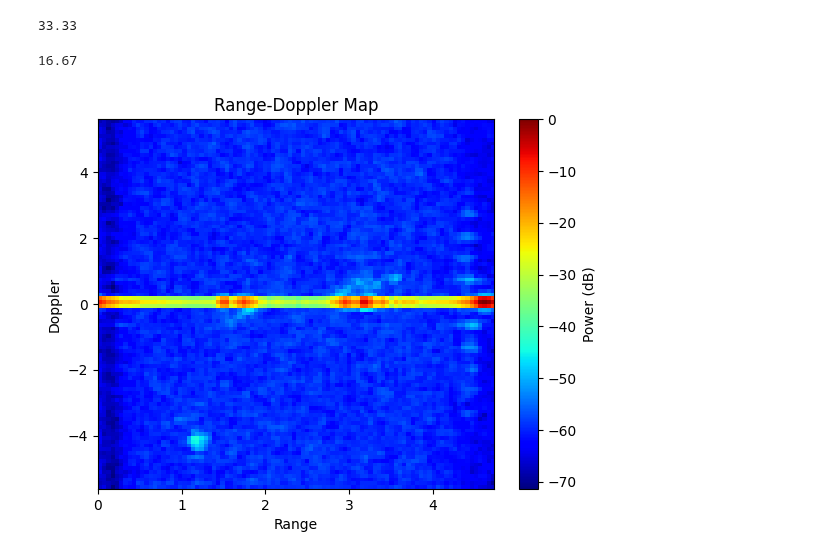
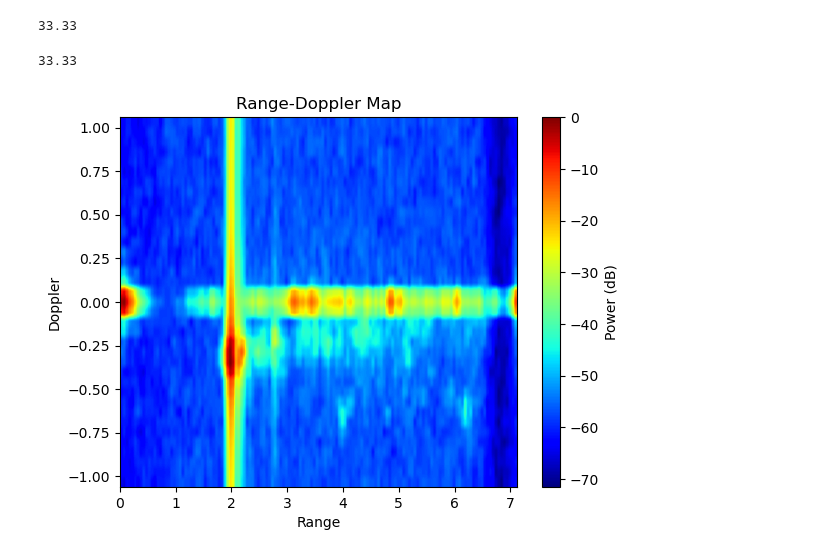
Before and after one commit to HarryPaniccc/4022S_code, a Jupyter notebook: messing_around.ipynb, the cells around one changed output. Drawn from its saved outputs; the diff is of its cells as text; code cells hidden in the pictures.

Commit message:
Testing talon's config. In future download data as a zip

```diff
--- a/messing_around.ipynb
+++ b/messing_around.ipynb
@@ -12,19 +12,21 @@ import os
 
 c = 299792458 # metres per second - need this
 # %%
-session2_preface = '../4022S_data/session2/'
-session3_preface = ['../4022S_data/session3/config1_rob/']
+#session2_preface = '../4022S_data/session2/'
+#session3_preface = ['../4022S_data/session3/config1_rob/']
+session4 = '../4022S_data/session4/calibration/'
 
-tennis_ball_tests = get_data_files(session2_preface) #just using this test
-walking_away_test = h5py.File('../4022S_data/undergrad_testset/Experiment_moving_target_back_data.hdf5', 'r')
-session3_rob_test = get_data_files(session3_preface[0])
+#tennis_ball_tests = get_data_files(session2_preface) #just using this test
+#walking_away_test = h5py.File('../4022S_data/undergrad_testset/Experiment_moving_target_back_data.hdf5', 'r')
+#session3_rob_test = get_data_files(session3_preface[0])
+session4_calibration = get_data_files(session4)
 
-freq_slope_const, number_of_samples_per_chirp, sample_rate, Tdata, bandwidth, range_bin_size, velocity_resolution = get_measurement_parameters(walking_away_test)
+freq_slope_const, number_of_samples_per_chirp, sample_rate, Tdata, bandwidth, range_bin_size, velocity_resolution = get_measurement_parameters(session4_calibration[0])
 
-frame_data = walking_away_test[f'Sensors/TI_Radar/Data/Frame_5/frame_data']
-fftd_frame_data = range_doppler_fft(frame_data, 0, 0)
+#frame_data = walking_away_test[f'Sensors/TI_Radar/Data/Frame_5/frame_data']
+#fftd_frame_data = range_doppler_fft(frame_data, 0, 0)
 
-plotted_fftd_frame_data = range_doppler_sum(fftd_frame_data)
+#plotted_fftd_frame_data = range_doppler_sum(fftd_frame_data)
 # %% [output]
 33.33
 # %%
@@ -81,7 +83,7 @@ def range_doppler_map(hdf5_file_path, frame, make_map_check): # This started as
 
     return plotted_fftd_frame_data
 # %%
-checking = range_doppler_map(session3_rob_test[0], 80, True)
+checking = range_doppler_map(session4_calibration[0], 100, True)
 # %% [output]
-16.67
+33.33
-[figure, old version]
+[figure, new version]
```
Also changed, not shown: 1 other file.
